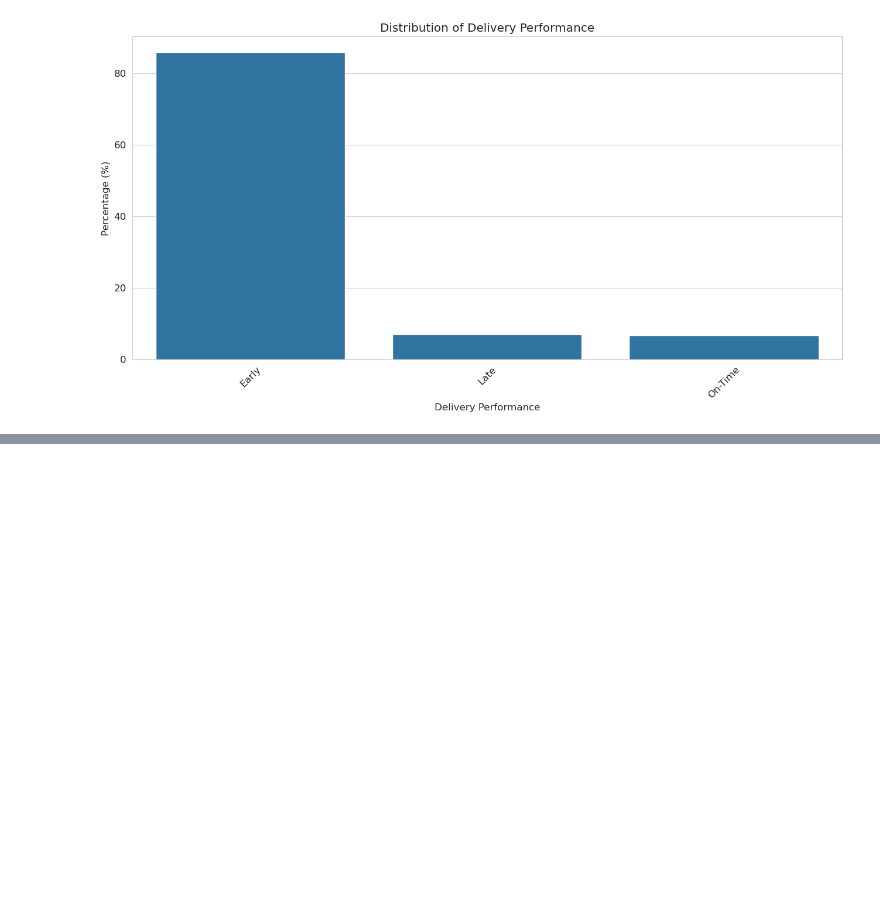
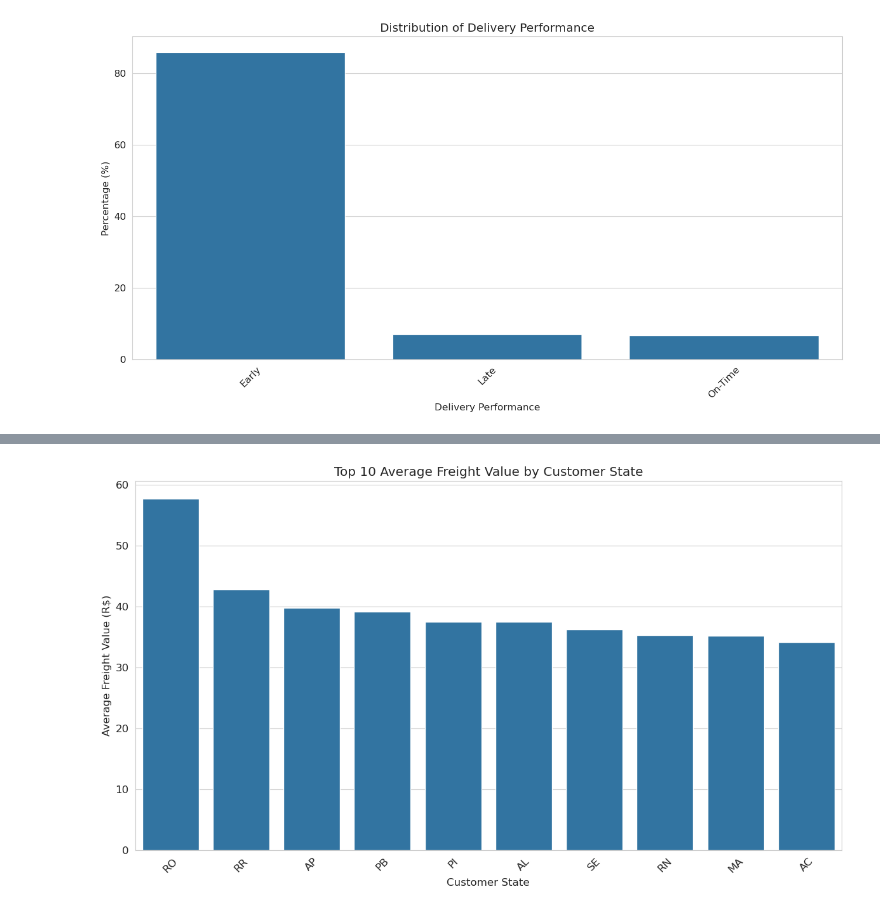
Before and after one commit to RizkiRdm/Olist-E-commerce-Performance-Analysis, a Jupyter notebook: notebooks/sales_and_order_analysis.ipynb, the cells around one changed output, grey strips where cells are left out. Cells and saved outputs as stored; diff of their text form; code cells hidden in the pictures; blank space fills up the shorter version.

```diff
--- a/notebooks/sales_and_order_analysis.ipynb
+++ b/notebooks/sales_and_order_analysis.ipynb
@@ -324,0 +342,7 @@ plt.show()
+# %%
+avg_freight_by_state = (
+    ecom_data_df.groupby("customer_state")["freight_value"]
+    .mean()
+    .sort_values(ascending=False)
+    .head(10)
+)
@@ -324,0 +364,12 @@ plt.show()
+# %%
+plt.figure(figsize=(12, 7))
+sns.barplot(x=avg_freight_by_state.index, y=avg_freight_by_state.values)
+plt.title("Top 10 Average Freight Value by Customer State")
+plt.xlabel("Customer State")
+plt.ylabel("Average Freight Value (R$)")
+plt.xticks(rotation=45)
+plt.ticklabel_format(style="plain", axis="y")
+plt.tight_layout()
+plt.show()
+# %% [output]
+[figure, added]
```
Also changed, not shown: parts of 4 cells of this notebook.
